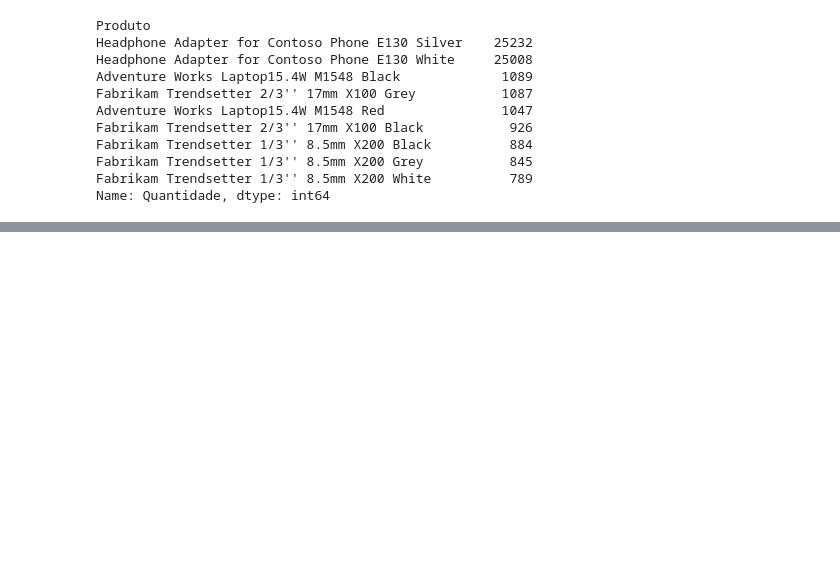
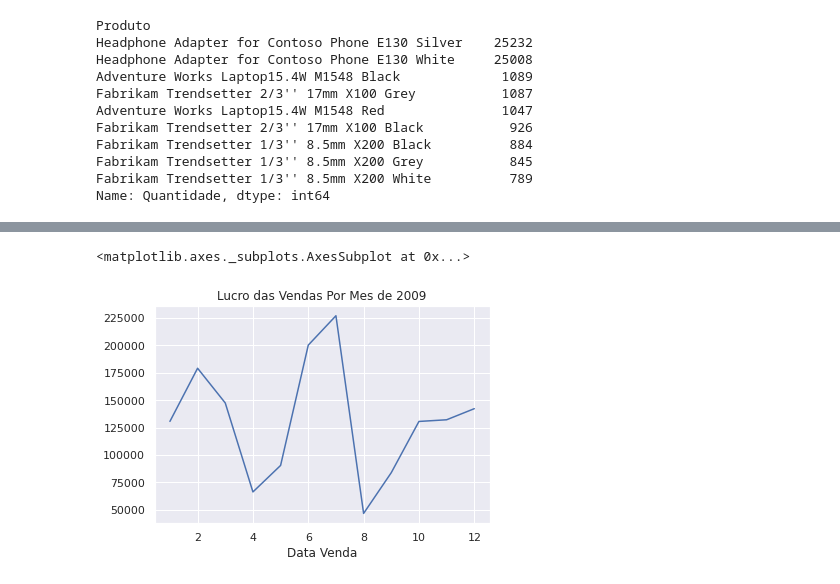
Before and after one commit to Francisco-Dougllas/Curso_DataScience_Dio.me, a Jupyter notebook: DIO.ipynb, the cells around one changed output, grey strips where cells are left out. Drawn from its saved outputs; the diff is of its cells as text; code cells hidden in the pictures; blank space fills up the shorter version.

```diff
--- a/DIO.ipynb
+++ b/DIO.ipynb
@@ -201,0 +223,4 @@ Name: Quantidade, dtype: int64
+# %%
+# Selecionando as vendas de 2009
+vendas_2009 = df[df['Data Venda'].dt.year == 2009]
+vendas_2009.head()
@@ -201,0 +234,7 @@ Name: Quantidade, dtype: int64
+# %%
+# Grafico Vendas de 2009
+g_2009 = vendas_2009.groupby(vendas_2009['Data Venda'].dt.month)['lucro'].sum()
+g_2009.plot(title='Lucro das Vendas Por Mes de 2009')
+# %% [output]
+<matplotlib.axes._subplots.AxesSubplot at 0x...>
+[figure, added]
```
Also changed, not shown: parts of 4 cells of this notebook.
